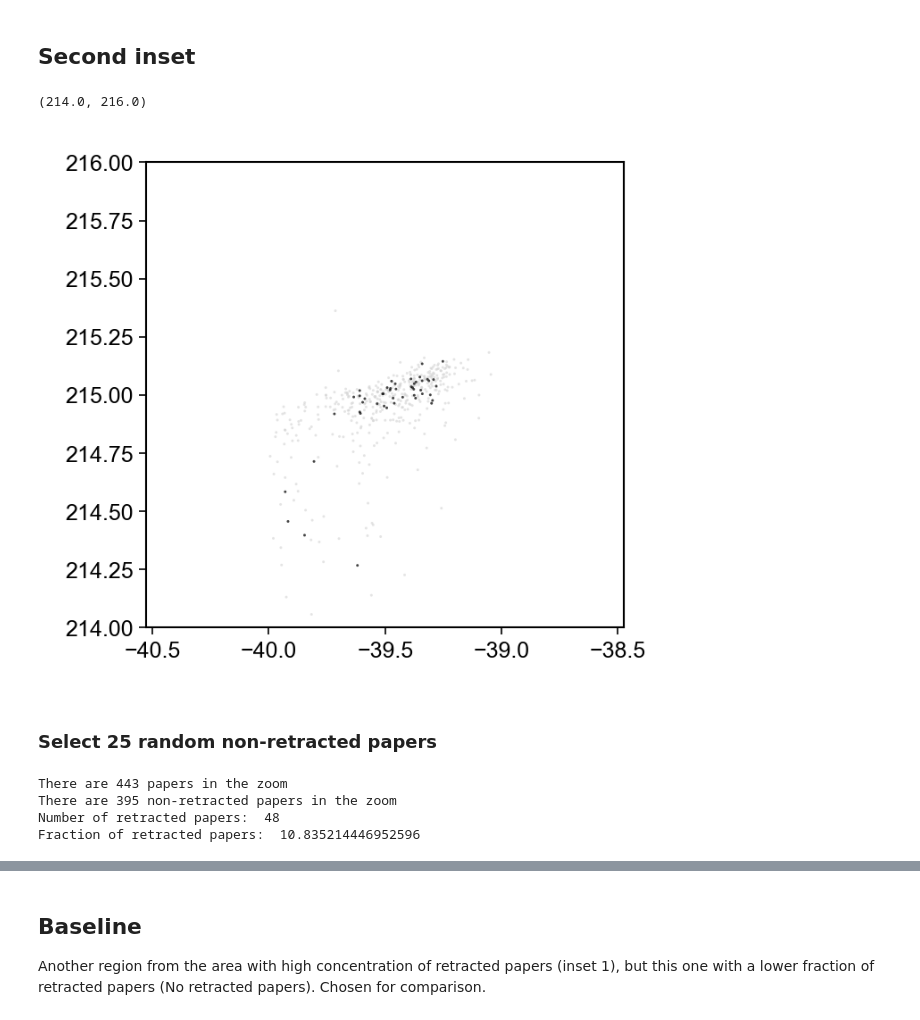
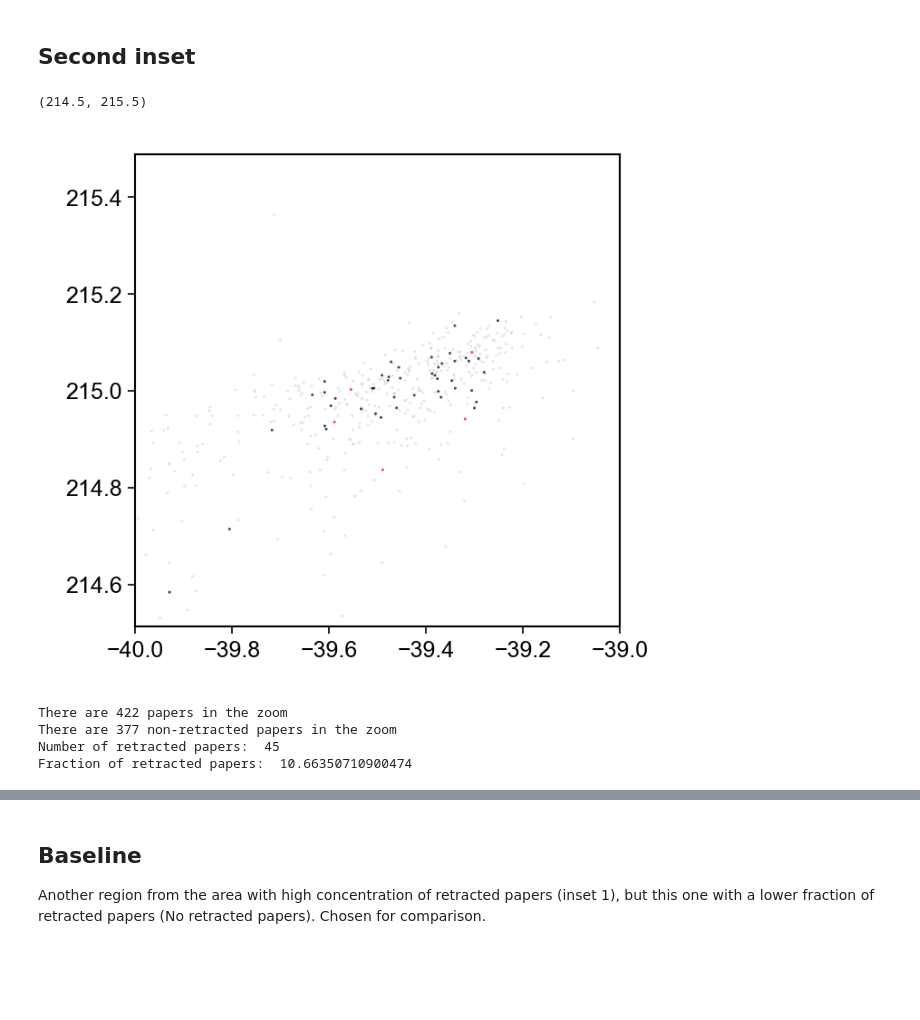
Before and after one commit to berenslab/pubmed-landscape, a Jupyter notebook: scripts/15-rgm-analysis-retracted-papers.ipynb, the cells around one changed output, grey strips where cells are left out. Drawn from its saved outputs; the diff is of its cells as text; code cells hidden in the pictures; blank space fills up the shorter version.

```diff
--- a/scripts/15-rgm-analysis-retracted-papers.ipynb
+++ b/scripts/15-rgm-analysis-retracted-papers.ipynb
@@ -169,0 +463,3 @@ np.save(variables_path / "mask_retracted_pmids", mask_retracted_pmids)
+# %%
+%%time
+pre_mask = np.vectorize(dict_map.get)(pmids_dataset)
@@ -169,0 +469,4 @@ np.save(variables_path / "mask_retracted_pmids", mask_retracted_pmids)
+# %%
+%%time
+pre_mask = np.where(pre_mask == None, 0, pre_mask)
+pre_mask = np.where(pre_mask == "None", 0, pre_mask)
@@ -169,0 +476,2 @@ np.save(variables_path / "mask_retracted_pmids", mask_retracted_pmids)
+# %%
+mask_new_retracted_pmids = pre_mask == 1
@@ -316,0 +781,2 @@ There are 11756 intact papers
+# %%
+abstracts = all_abstracts[mask_new_retracted_pmids]
@@ -507,10 +1265,17 @@ subregion = tsne[mask_retracted_pmids][
     & (~mask_withdrawn)
 ]
 
+subregion_rw = tsne[mask_new_retracted_pmids][
+    (~mask_retraction_new)
+    & (~mask_retracted_new)
+    & (~mask_withdrawal_new)
+    & (~mask_withdrawn_new)
+]
+
 right = -39
 left = -40
-top = 216
-bottom = 214
+top = 215.5
+bottom = 214.5
 
 # manually
 s_grey = 2
@@ -531,43 +1296,59 @@ ax1.scatter(
     c="lightgrey",
     alpha=alpha_grey,
     marker=".",
     ec="None",
     rasterized=True,
 )
 
 mask_retracted_zoom = (
     (subregion[:, 0] < right)
     & (subregion[:, 0] > left)
     & (subregion[:, 1] < top)
     & (subregion[:, 1] > bottom)
 )
+
+mask_retracted_rw_zoom = (
+    (subregion_rw[:, 0] < right)
+    & (subregion_rw[:, 0] > left)
+    & (subregion_rw[:, 1] < top)
+    & (subregion_rw[:, 1] > bottom)
+)
+
 ax1.scatter(
     *subregion[mask_retracted_zoom].T,
     s=s_color,
     c="black",
+    alpha=alpha_color,
+    marker=".",
+    ec="None",
+    rasterized=True,
+)
+
+ax1.scatter(
+    *subregion_rw[mask_retracted_rw_zoom].T,
+    s=s_color,
+    c="red",
     alpha=alpha_color,
     marker=".",
     ec="None",
     rasterized=True,
 )
 
 ax1.axis("equal")
 ax1.set_xlim(left, right)
 ax1.set_ylim(bottom, top)
 # ax1.set_xticks([])
 # ax1.set_yticks([])
 # ax1.grid()
 # %% [output]
-(214.0, 216.0)
+(214.5, 215.5)
-[figure, old version]
+[figure, new version]
-# %% [markdown]
-### Select 25 random non-retracted papers
 # %%
 # mask island 1
 right = -39
 left = -40
-top = 216
-bottom = 214
+top = 215.5
+bottom = 214.5
 mask_zoom_region = (
     (tsne[:, 0] < right)
     & (tsne[:, 0] > left)
@@ -597,7 +1378,7 @@ print(
     * 100,
 )
 # %% [output]
-There are 443 papers in the zoom
-There are 395 non-retracted papers in the zoom
-Number of retracted papers:  48
-Fraction of retracted papers:  10.835214446952596
+There are 422 papers in the zoom
+There are 377 non-retracted papers in the zoom
+Number of retracted papers:  45
+Fraction of retracted papers:  10.66350710900474
```
Also changed, not shown: parts of 93 cells of this notebook, 27 other files.
